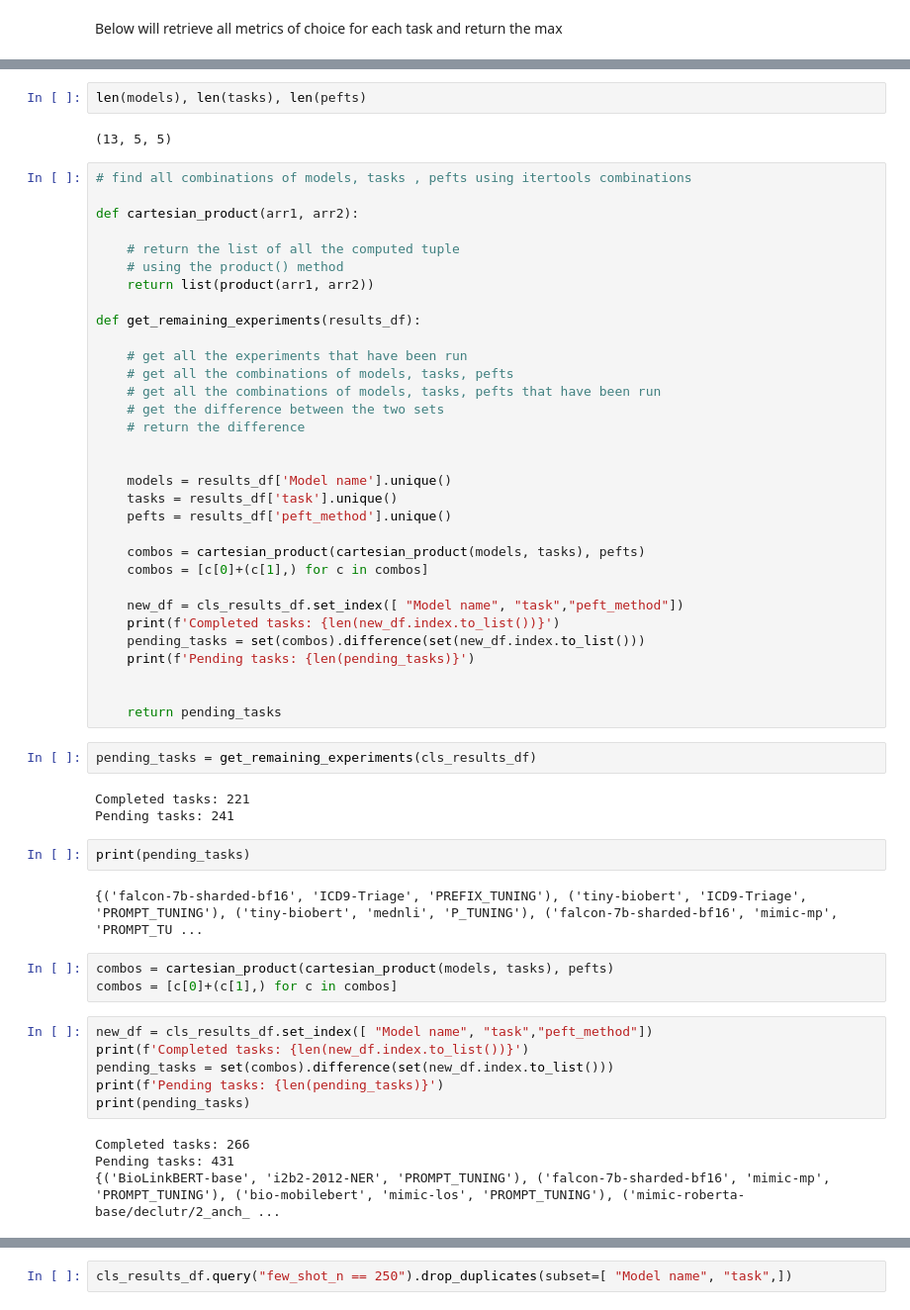
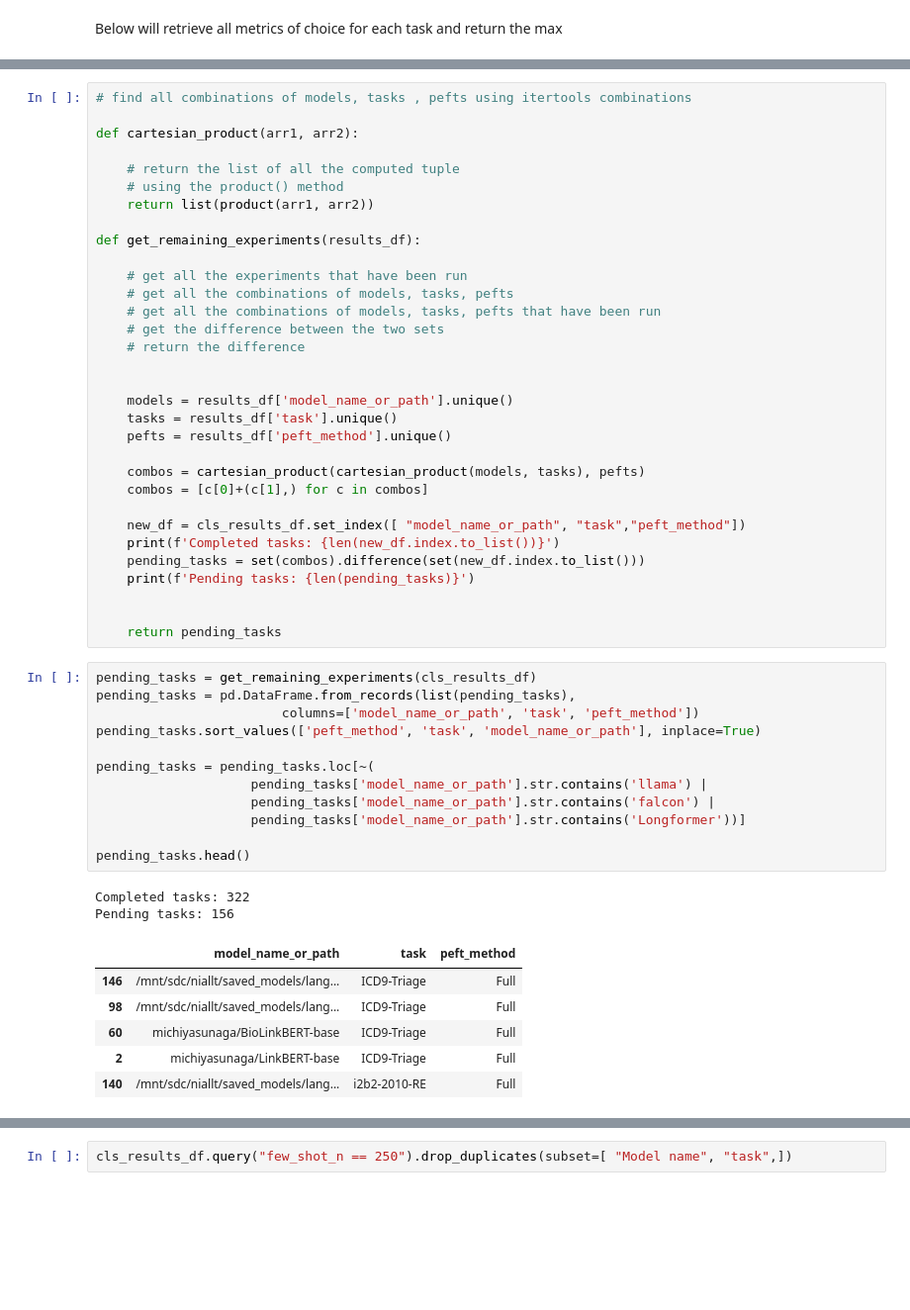
Before and after one commit to nlpie-research/efficient-ml, a Jupyter notebook: notebooks/load_tb_files.ipynb, the cells around one changed output, grey strips where cells are left out. Shown at 99% size. Drawn from its saved outputs; the diff is of its cells as text; blank space fills up the shorter version.

```diff
--- a/notebooks/load_tb_files.ipynb
+++ b/notebooks/load_tb_files.ipynb
@@ -437,7 +456,3 @@ pefts = cls_results_df["peft_method"].unique()
-# %%
-len(models), len(tasks), len(pefts)
-# %% [output]
-(13, 5, 5)
 # %%
 # find all combinations of models, tasks , pefts using itertools combinations
 
@@ -456,39 +471,38 @@ def get_remaining_experiments(results_df):
     # return the difference
 
 
-    models = results_df['Model name'].unique()
+    models = results_df['model_name_or_path'].unique()
     tasks = results_df['task'].unique()
     pefts = results_df['peft_method'].unique()
 
     combos = cartesian_product(cartesian_product(models, tasks), pefts)
     combos = [c[0]+(c[1],) for c in combos]
 
-    new_df = cls_results_df.set_index([ "Model name", "task","peft_method"])
+    new_df = cls_results_df.set_index([ "model_name_or_path", "task","peft_method"])
     print(f'Completed tasks: {len(new_df.index.to_list())}')
     pending_tasks = set(combos).difference(set(new_df.index.to_list()))
     print(f'Pending tasks: {len(pending_tasks)}')
 
 
     return pending_tasks
-# %%
-pending_tasks = get_remaining_experiments(cls_results_df)
-# %% [output]
-Completed tasks: 221
-Pending tasks: 241
-# %%
-print(pending_tasks)
-# %% [output]
-{('falcon-7b-sharded-bf16', 'ICD9-Triage', 'PREFIX_TUNING'), ('tiny-biobert', 'ICD9-Triage', 'PROMPT_TUNING'), ('tiny-biobert', 'mednli', 'P_TUNING'), ('falcon-7b-sharded-bf16', 'mimic-mp', 'PROMPT_TU ...
-# %%
-combos = cartesian_product(cartesian_product(models, tasks), pefts)
-combos = [c[0]+(c[1],) for c in combos]
-# %%
-new_df = cls_results_df.set_index([ "Model name", "task","peft_method"])
-print(f'Completed tasks: {len(new_df.index.to_list())}')
-pending_tasks = set(combos).difference(set(new_df.index.to_list()))
-print(f'Pending tasks: {len(pending_tasks)}')
-print(pending_tasks)
-# %% [output]
-Completed tasks: 266
-Pending tasks: 431
-{('BioLinkBERT-base', 'i2b2-2012-NER', 'PROMPT_TUNING'), ('falcon-7b-sharded-bf16', 'mimic-mp', 'PROMPT_TUNING'), ('bio-mobilebert', 'mimic-los', 'PROMPT_TUNING'), ('mimic-roberta-base/declutr/2_anch_ ...
+# %%
+pending_tasks = get_remaining_experiments(cls_results_df)
+pending_tasks = pd.DataFrame.from_records(list(pending_tasks),
+                        columns=['model_name_or_path', 'task', 'peft_method'])
+pending_tasks.sort_values(['peft_method', 'task', 'model_name_or_path'], inplace=True)
+
+pending_tasks = pending_tasks.loc[~(
+                    pending_tasks['model_name_or_path'].str.contains('llama') |
+                    pending_tasks['model_name_or_path'].str.contains('falcon') |
+                    pending_tasks['model_name_or_path'].str.contains('Longformer'))]
+
+pending_tasks.head()
+# %% [output]
+Completed tasks: 322
+Pending tasks: 156
+|  | model_name_or_path | task | peft_method |
+| 146 | /mnt/sdc/niallt/saved_models/lang... | ICD9-Triage | Full |
+| 98 | /mnt/sdc/niallt/saved_models/lang... | ICD9-Triage | Full |
+| 60 | michiyasunaga/BioLinkBERT-base | ICD9-Triage | Full |
+| 2 | michiyasunaga/LinkBERT-base | ICD9-Triage | Full |
+| 140 | /mnt/sdc/niallt/saved_models/lang... | i2b2-2010-RE | Full |
```
Also changed, not shown: parts of 28 cells of this notebook, 4 other files.
